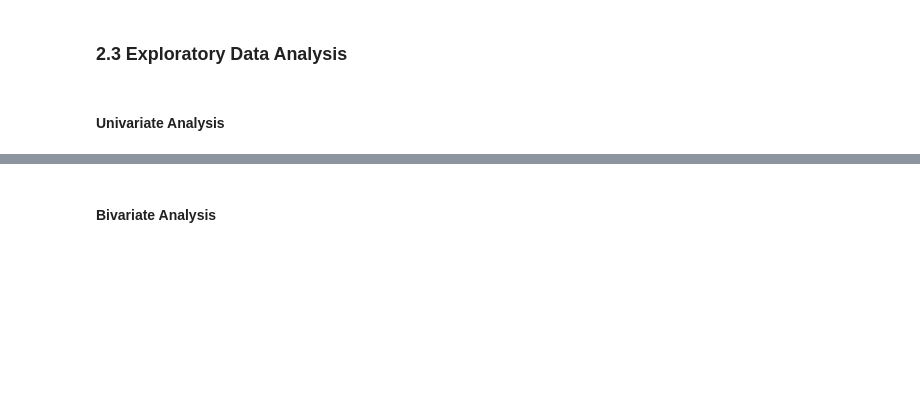
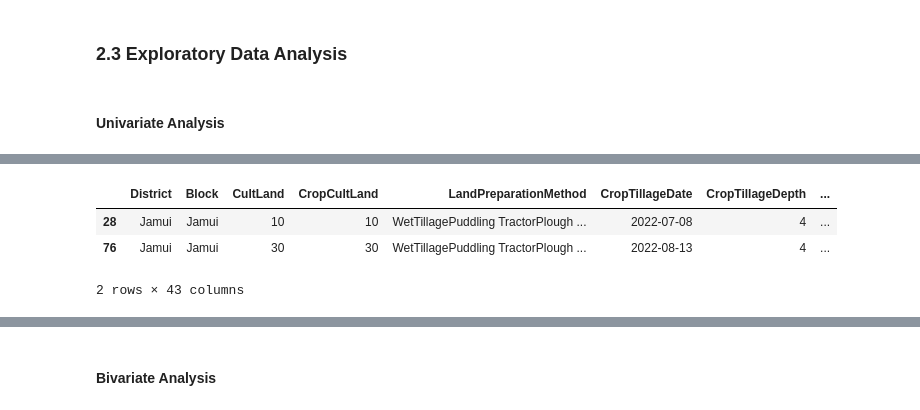
Before and after one commit to WamzMwangi/Digital-Green-Crop-Yield-Prediction, a Jupyter notebook: main.ipynb, the cells around one changed output, grey strips where cells are left out. Drawn from its saved outputs; the diff is of its cells as text; code cells hidden in the pictures; blank space fills up the shorter version.

```diff
--- a/main.ipynb
+++ b/main.ipynb
@@ -282,0 +310,8 @@ msno.matrix(clean_data)
+# %%
+outlier_df=clean_data[(clean_data['Yield']<lower_bound) | (clean_data['Yield']>upper_bound)]
+outlier_df.head(2)
+# %% [output]
+|  | District | Block | CultLand | CropCultLand | LandPreparationMethod | CropTillageDate | CropTillageDepth | ... |
+| 28 | Jamui | Jamui | 10 | 10 | WetTillagePuddling TractorPlough ... | 2022-07-08 | 4 | ... |
+| 76 | Jamui | Jamui | 30 | 30 | WetTillagePuddling TractorPlough ... | 2022-08-13 | 4 | ... |
+2 rows × 43 columns
```
Also changed, not shown: parts of 41 cells of this notebook.
